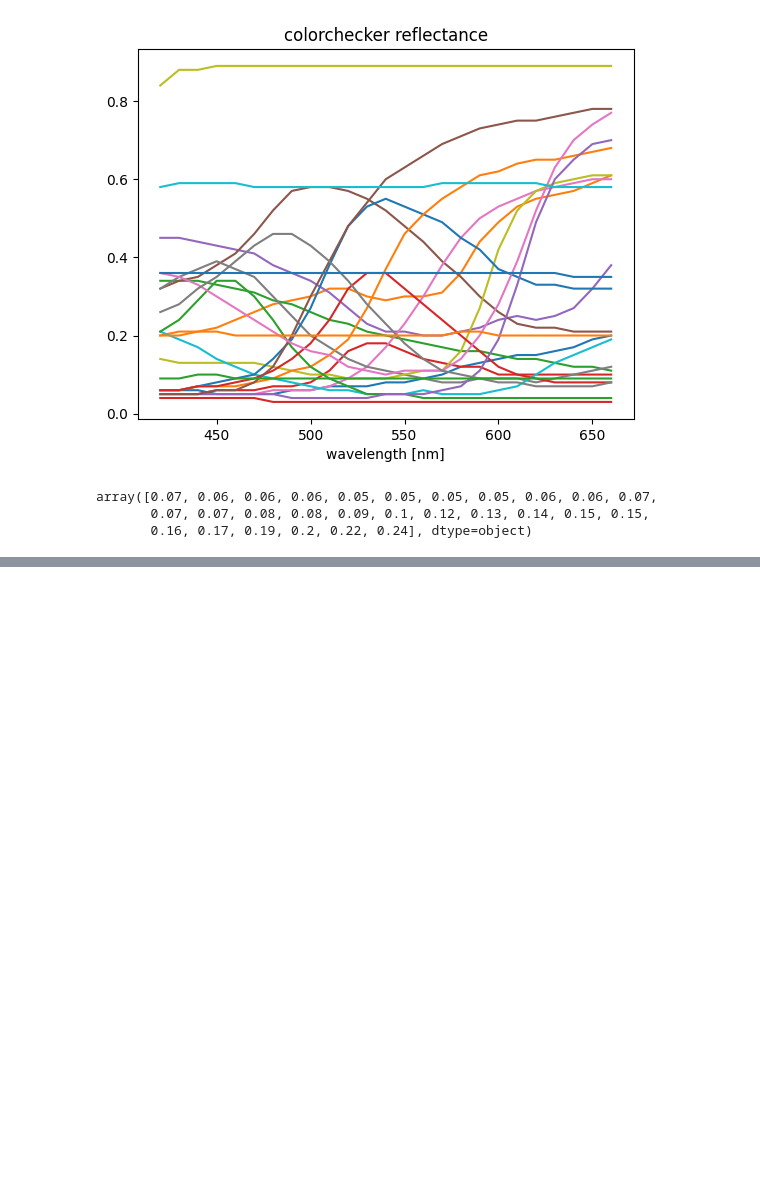
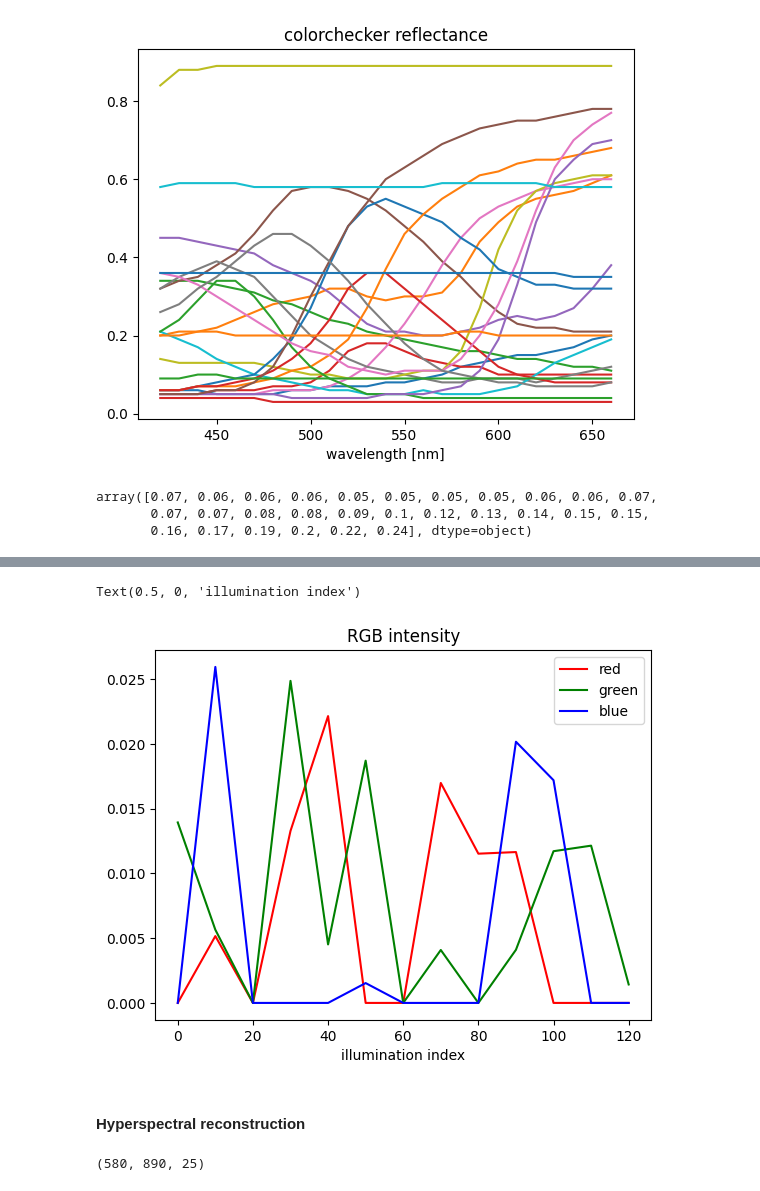
Before and after one commit to shshin1210/DSL, a Jupyter notebook: hyp_recon_patch_test.ipynb, the cells around one changed output, grey strips where cells are left out. Cells and saved outputs as stored; diff of their text form; code cells hidden in the pictures; blank space fills up the shorter version.

```diff
--- a/hyp_recon_patch_test.ipynb
+++ b/hyp_recon_patch_test.ipynb
@@ -64,0 +78,34 @@ np.save('color_check_hyp_gt.npy', color_check_hyp_gt)
+# %%
+N3_arr_simulation = np.load('./N3_arr_simulation.npy')
+# %%
+N3_arr_simulation = N3_arr_simulation.reshape(cam_H, cam_W, n_illum, 3)
+# %%
+# plot reflectance for each patches
+# patches : 24개, wvl : 25 개
+
+patches_rgb = np.zeros(shape = (n_illum, n_channel, n_patches))
+patches_idx = center_pts
+
+for l in range(n_illum):
+    for p in range(n_patches):
+        for c in range(n_channel):
+            x_idx, y_idx = patches_idx[p][0], patches_idx[p][1]
+            rgb_intensity = N3_arr_simulation[y_idx, x_idx, l, c]
+            patches_rgb[l, c, p] = rgb_intensity
+# %%
+illum = np.arange(0, n_illum, 1)
+
+plt.figure()
+
+plt.plot(illum[::10], patches_rgb[::10,0,0], label = 'red', c = 'red')
+plt.plot(illum[::10], patches_rgb[::10,1,0], label = 'green', c = 'green')
+plt.plot(illum[::10], patches_rgb[::10,2,0], label = 'blue', c = 'blue')
+
+plt.legend()
+plt.title('RGB intensity')
+plt.xlabel('illumination index')
+# %% [output]
+Text(0.5, 0, 'illumination index')
+[figure, added]
+# %% [markdown]
+#### Hyperspectral reconstruction
@@ -64,0 +114,4 @@ np.save('color_check_hyp_gt.npy', color_check_hyp_gt)
+# %%
+X_np_all.shape
+# %% [output]
+(580, 890, 25)
```
Also changed, not shown: parts of 13 cells of this notebook, 1 other file.
